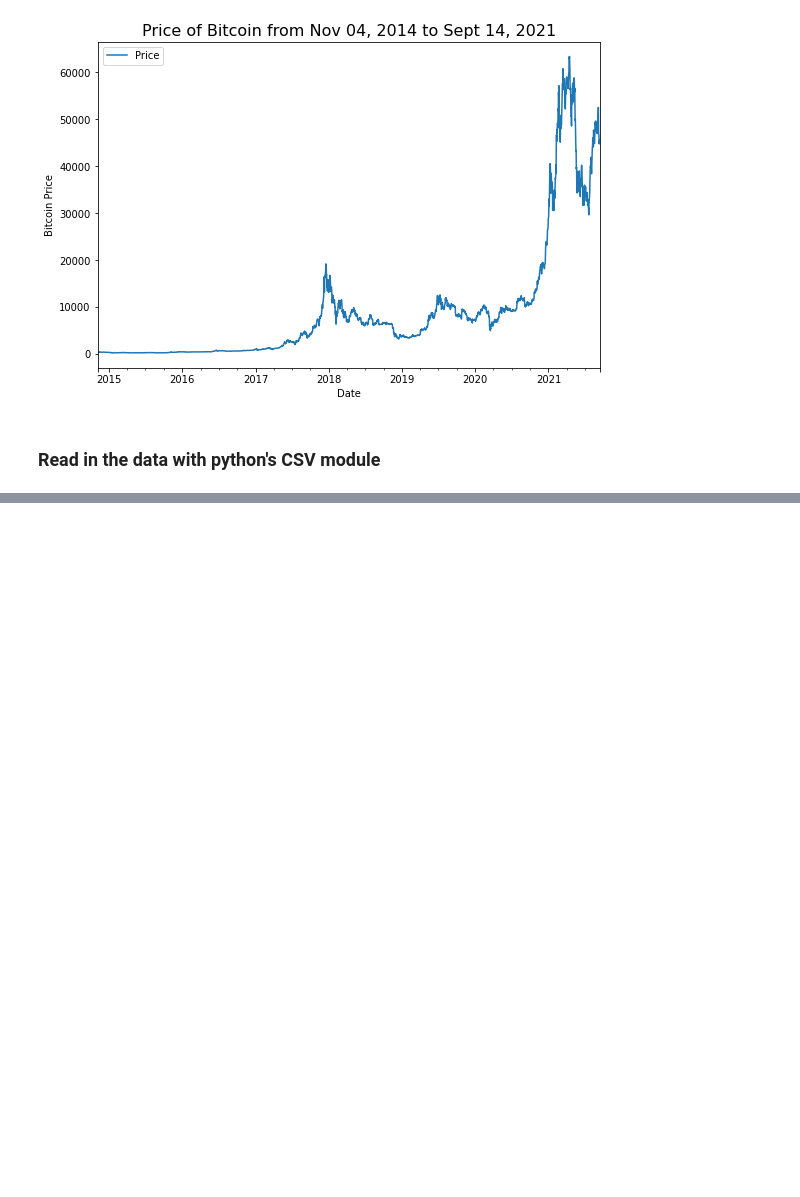
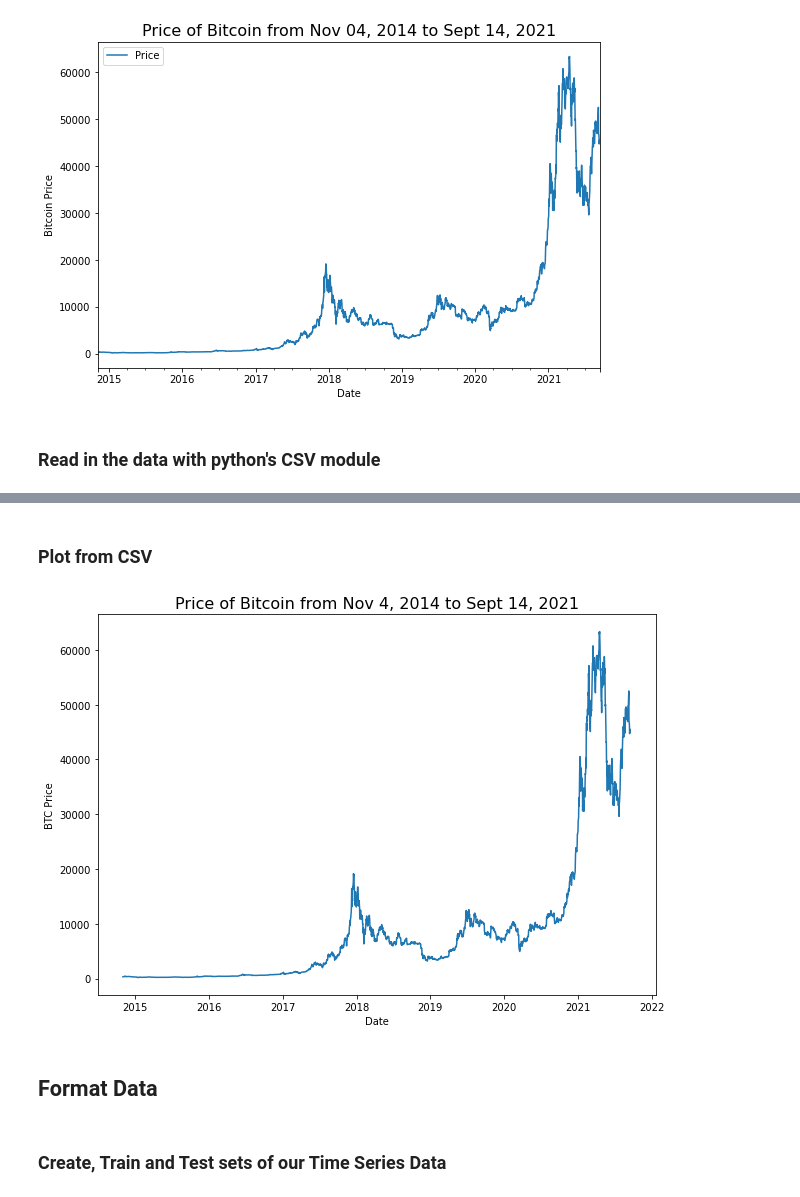
Before and after one commit to Dimisz/tensorflow_projects, a Jupyter notebook: time_series/bitcoin_price_prediction.ipynb, the cells around one changed output, grey strips where cells are left out. Drawn from its saved outputs; the diff is of its cells as text; code cells hidden in the pictures; blank space fills up the shorter version.

```diff
--- a/time_series/bitcoin_price_prediction.ipynb
+++ b/time_series/bitcoin_price_prediction.ipynb
@@ -97,0 +117,16 @@ with open("/content/BTC_USD_2014-11-04_2021-09-14-CoinDesk.csv", "r") as f:
+# %% [markdown]
+### Plot from CSV
+# %%
+import matplotlib.pyplot as plt
+import numpy as np
+plt.figure(figsize=(10,7))
+plt.plot(timesteps, btc_price)
+plt.ylabel("BTC Price")
+plt.title("Price of Bitcoin from Nov 4, 2014 to Sept 14, 2021", fontsize=16)
+plt.xlabel("Date");
+# %% [output]
+[figure, added]
+# %% [markdown]
+## Format Data
+# %% [markdown]
+### Create, Train and Test sets of our Time Series Data
```
Also changed, not shown: parts of 4 cells of this notebook.
